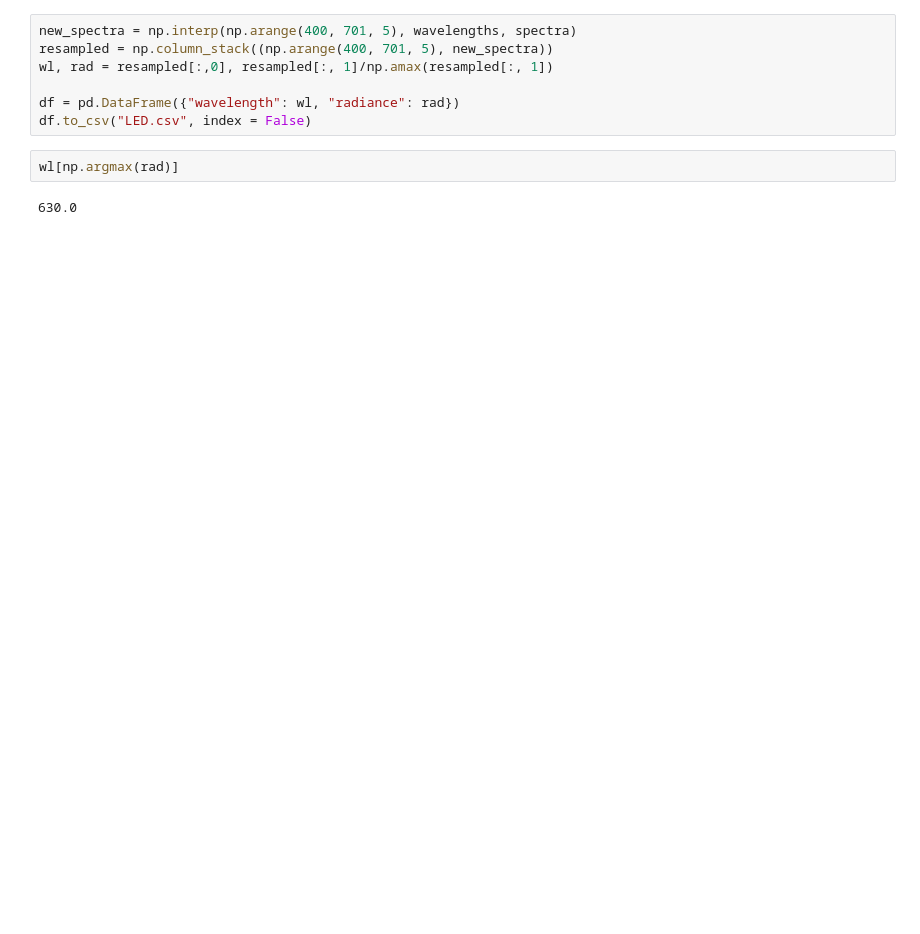
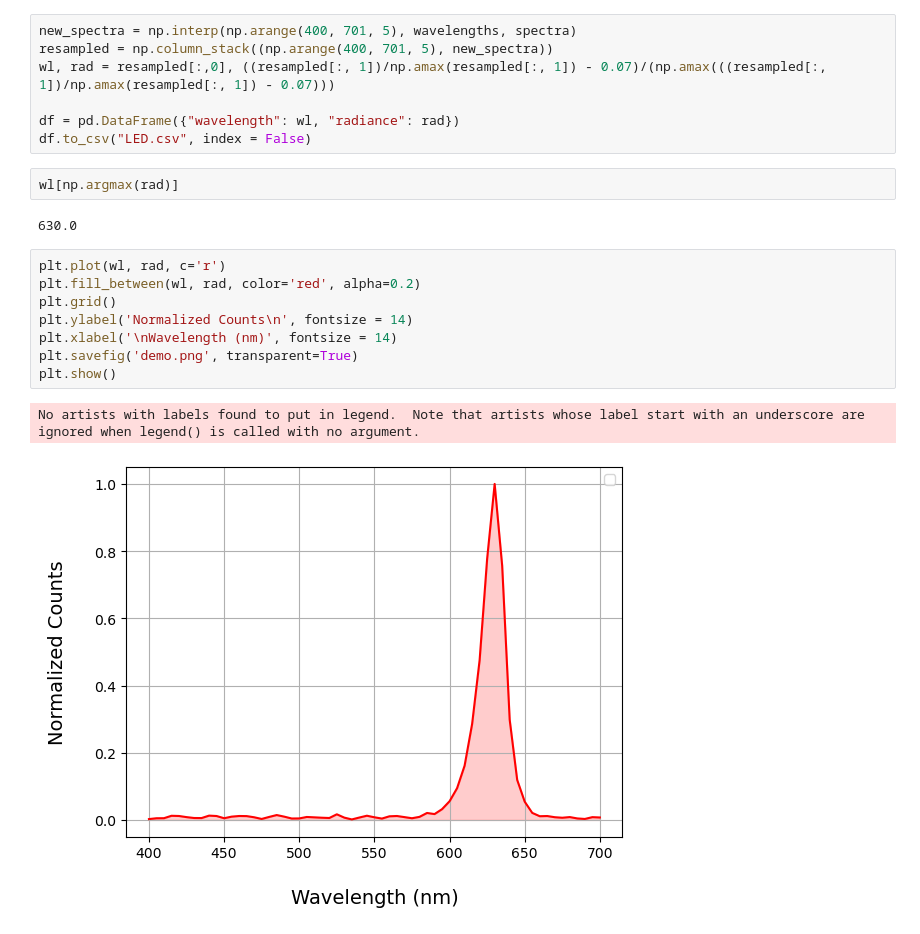
Before and after one commit to pHastCam/LED_Measurement, a Jupyter notebook: Basic Lamp Measurment-Red from RGB Lamp.ipynb, the cells around one changed output. Cells and saved outputs as stored; diff of their text form; blank space fills up the shorter version.

Commit message:
add graph

```diff
--- a/Basic Lamp Measurment-Red from RGB Lamp.ipynb
+++ b/Basic Lamp Measurment-Red from RGB Lamp.ipynb
@@ -40,7 +40,7 @@ plt.show()
 # %%
 new_spectra = np.interp(np.arange(400, 701, 5), wavelengths, spectra)
 resampled = np.column_stack((np.arange(400, 701, 5), new_spectra))
-wl, rad = resampled[:,0], resampled[:, 1]/np.amax(resampled[:, 1])
+wl, rad = resampled[:,0], ((resampled[:, 1])/np.amax(resampled[:, 1]) - 0.07)/(np.amax(((resampled[:, 1])/np.amax(resampled[:, 1]) - 0.07)))
 
 df = pd.DataFrame({"wavelength": wl, "radiance": rad})
 df.to_csv("LED.csv", index = False)
@@ -48,3 +48,14 @@ df.to_csv("LED.csv", index = False)
 wl[np.argmax(rad)]
 # %% [output]
 630.0
+# %%
+plt.plot(wl, rad, c='r')
+plt.fill_between(wl, rad, color='red', alpha=0.2)
+plt.grid()
+plt.ylabel('Normalized Counts\n', fontsize = 14)
+plt.xlabel('\nWavelength (nm)', fontsize = 14)
+plt.savefig('demo.png', transparent=True)
+plt.show()
+# %% [output]
+No artists with labels found to put in legend.  Note that artists whose label start with an underscore are ignored when legend() is called with no argument.
+[figure, added]
```
Also changed, not shown: parts of 1 cell of this notebook, 2 other files.
